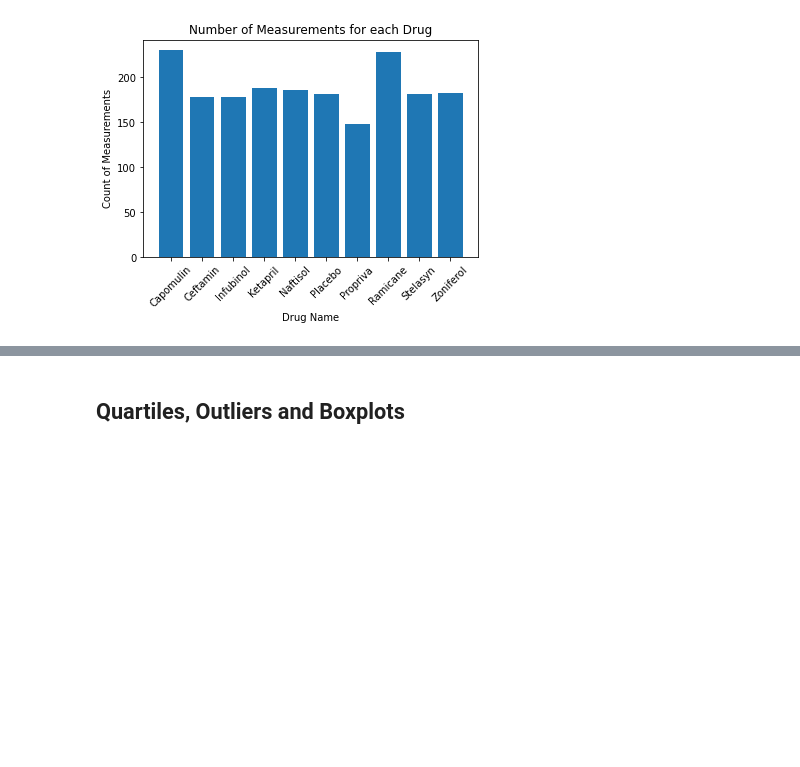
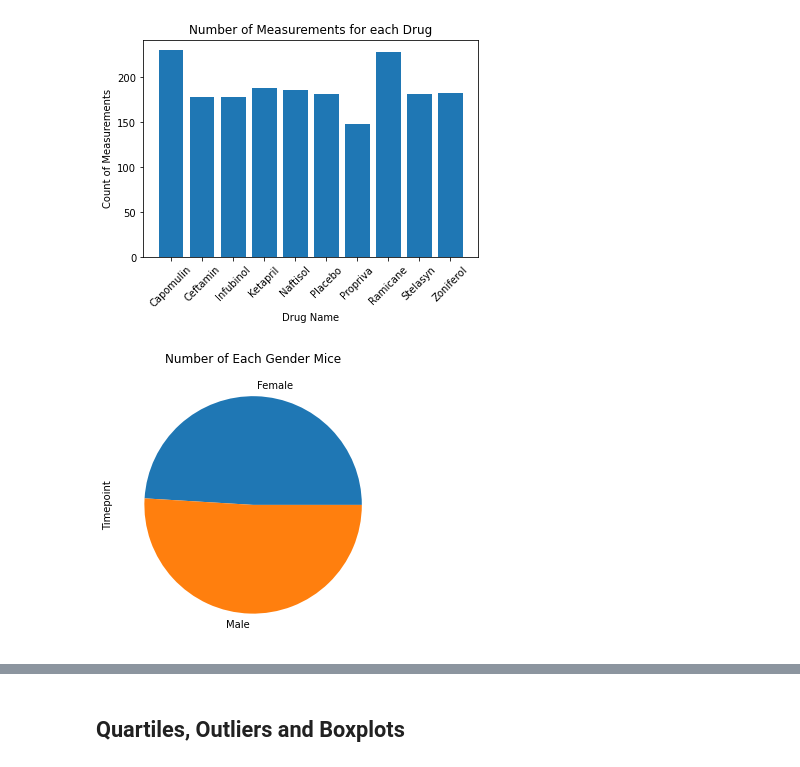
Before and after one commit to madisonfisher/matplotlib-challenge_MBF-, a Jupyter notebook: pymaceuticals.ipynb, the cells around one changed output, grey strips where cells are left out. Drawn from its saved outputs; the diff is of its cells as text; code cells hidden in the pictures; blank space fills up the shorter version.

```diff
--- a/pymaceuticals.ipynb
+++ b/pymaceuticals.ipynb
@@ -192,5 +192,10 @@ plt.show()
 [figure]
 # %%
 # Generate a pie plot showing the distribution of female versus male mice using pandas
+gender_df = updated_df.groupby(["Sex"]).count()["Timepoint"]
+gender_df.plot(kind="pie", figsize=(5,5), title="Number of Each Gender Mice")
+plt.show()
+# %% [output]
+[figure, added]
 # %%
 # Generate a pie plot showing the distribution of female versus male mice using pyplot
```
Also changed, not shown: parts of 2 cells of this notebook.
